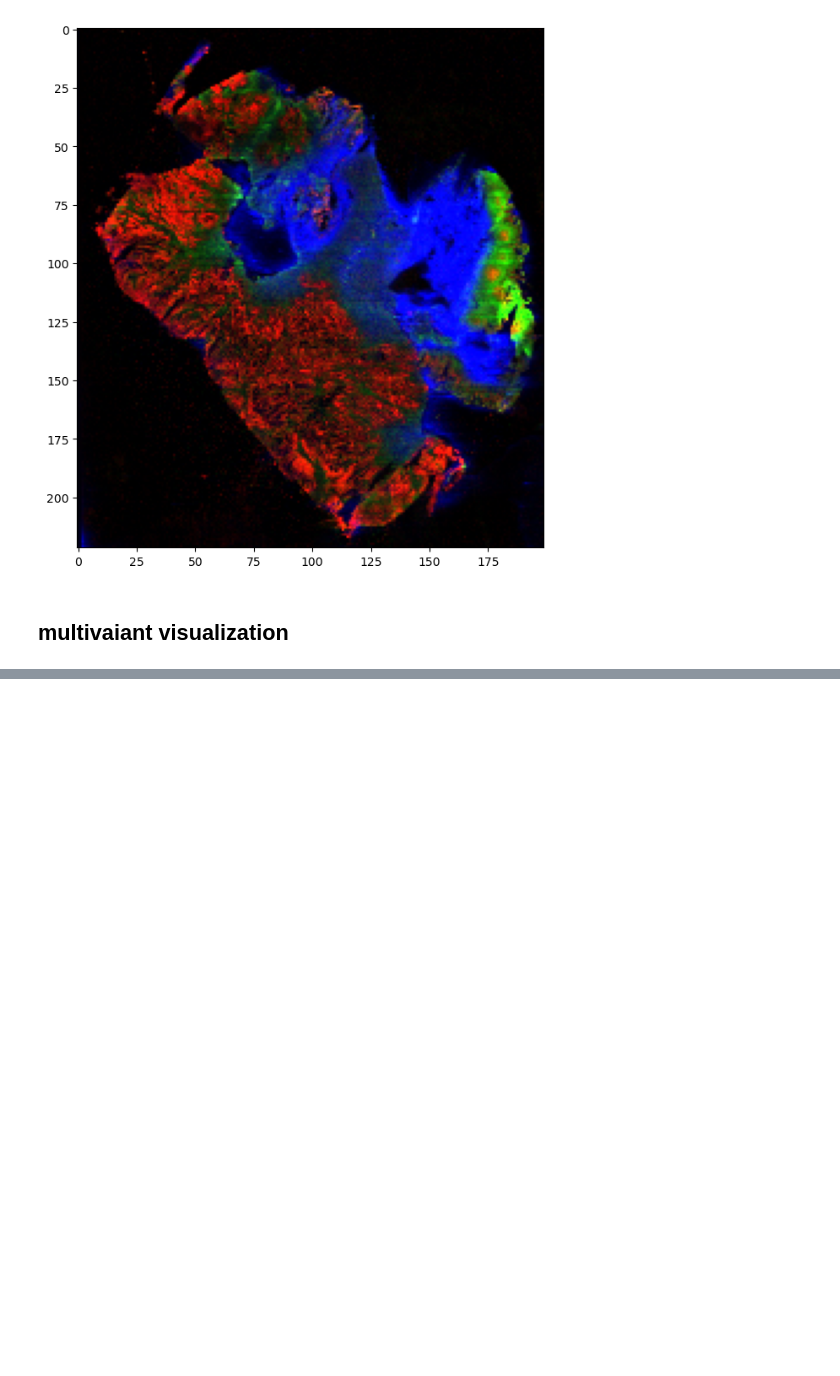
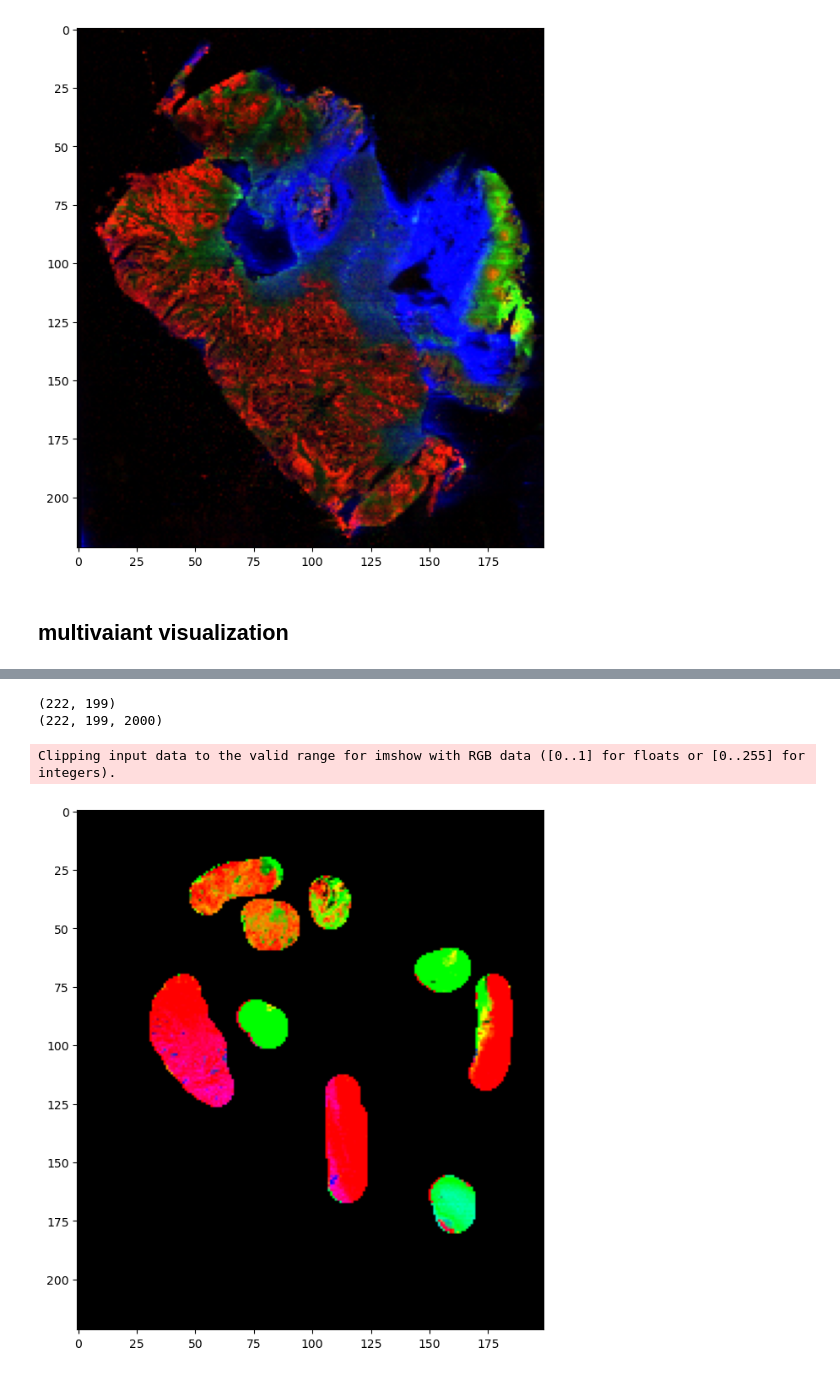
Before and after one commit to JenniferTsang911/DESI-Encoder-Classification-Model, a Jupyter notebook: sample_desi_exploration.ipynb, the cells around one changed output, grey strips where cells are left out. Saved outputs shown, nothing was run; the diff lists cells and outputs as text; code cells hidden in the pictures; blank space fills up the shorter version.

Commit message:
updates pca with mask

```diff
--- a/sample_desi_exploration.ipynb
+++ b/sample_desi_exploration.ipynb
@@ -186,0 +202,41 @@ plt.show()
+# %%
+dim_reduction = PCA(n_components=3)
+
+mask = sitk.ReadImage(r"C:\Users\jenni\OneDrive\Documents\DESI-Sampledata\2021 03 21 colon 0485699_mask.png")
+mask_array = sitk.GetArrayFromImage(mask)
+
+mask_reshaped = mask_array[:, :, 0].reshape((222, 199, 1))
+print(mask_reshaped[:, :, 0].shape) #testing
+
+peaks_image = peaks_norm.reshape((dim_y,dim_x,-1),order='C') #reshape peaks_norm to (222, 199, 2000)
+print(peaks_image.shape) #testing
+
+selected_spectra = peaks_image * mask_reshaped #try index instead to select areas
+
+num_rows, num_cols, num_channels = peaks_image.shape
+
+dim_reduction.fit(peaks_norm)
+
+pca_results = np.zeros((num_rows, num_cols, dim_reduction.n_components))  # Initialize the result array
+
+for i in range(num_rows):
+    for j in range(num_cols):
+        if mask_reshaped[i, j] == 255:
+            # Extract the region of interest (ROI) from the MSI data
+            roi = peaks_image[i, j, :].reshape(1, -1)  # Reshape to (1, num_channels)
+
+            # Perform PCA on the ROI using the pre-fitted PCA model
+            pca_result = dim_reduction.transform(roi)
+            pca_result = ion_minmax_normalize(pca_result)
+
+            # Store the PCA results in the corresponding location in the array
+            pca_results[i, j, :] = pca_result
+
+plt.figure(figsize=(8,8))
+plt.imshow(pca_results)
+plt.show()
+# %% [output]
+(222, 199)
+(222, 199, 2000)
+Clipping input data to the valid range for imshow with RGB data ([0..1] for floats or [0..255] for integers).
+[figure, added]
```
Also changed, not shown: parts of 4 cells of this notebook.
